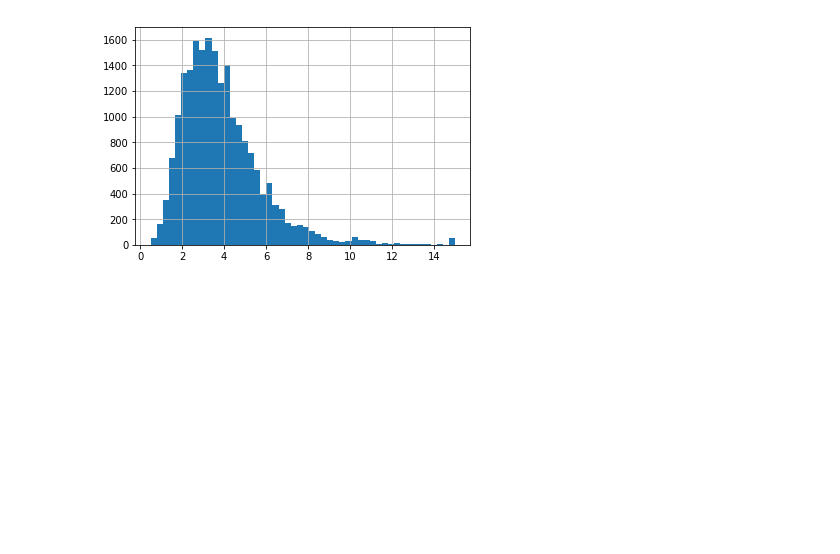
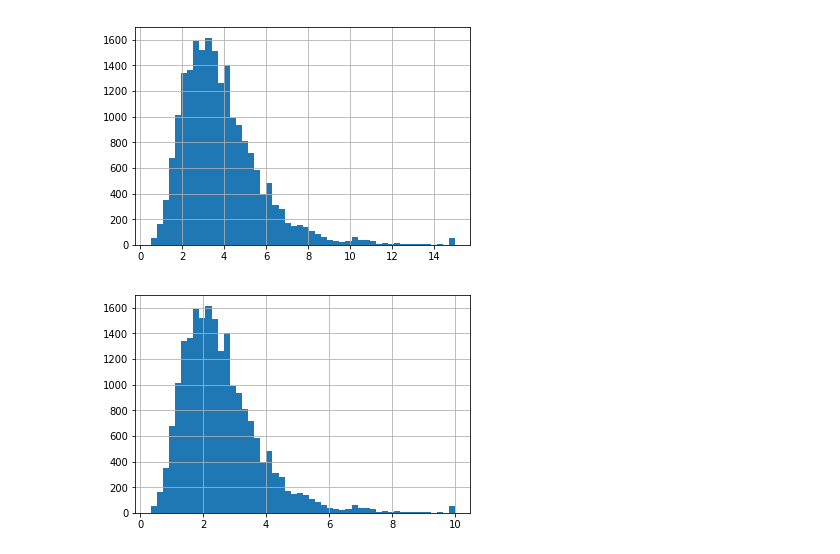
Before and after one commit to hp6/hands-on, a Jupyter notebook: ch2/Housing.ipynb, the cells around one changed output. Cells and saved outputs as stored; diff of their text form; code cells hidden in the pictures; blank space fills up the shorter version.

```diff
--- a/ch2/Housing.ipynb
+++ b/ch2/Housing.ipynb
@@ -71,4 +71,9 @@ plt.show()
 # %% [output]
 [figure]
 # %%
-housing["income_cat"] = housing[]
+housing["income_cat"] = housing["median_income"]/1.5
+# %%
+housing["income_cat"].hist(bins=50)
+plt.show()
+# %% [output]
+[figure, added]
```
